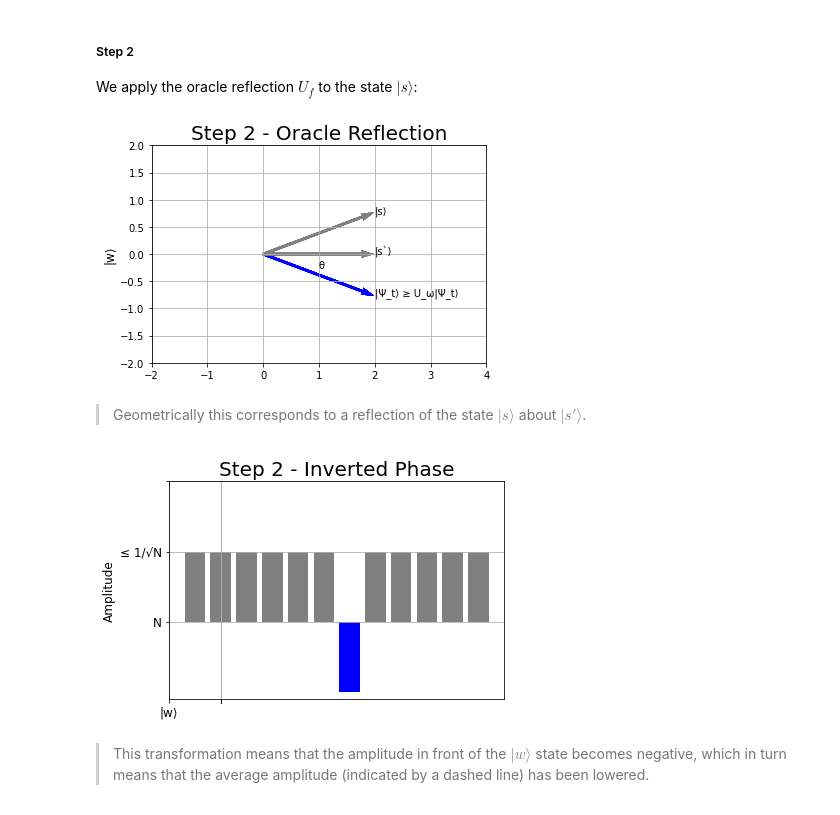
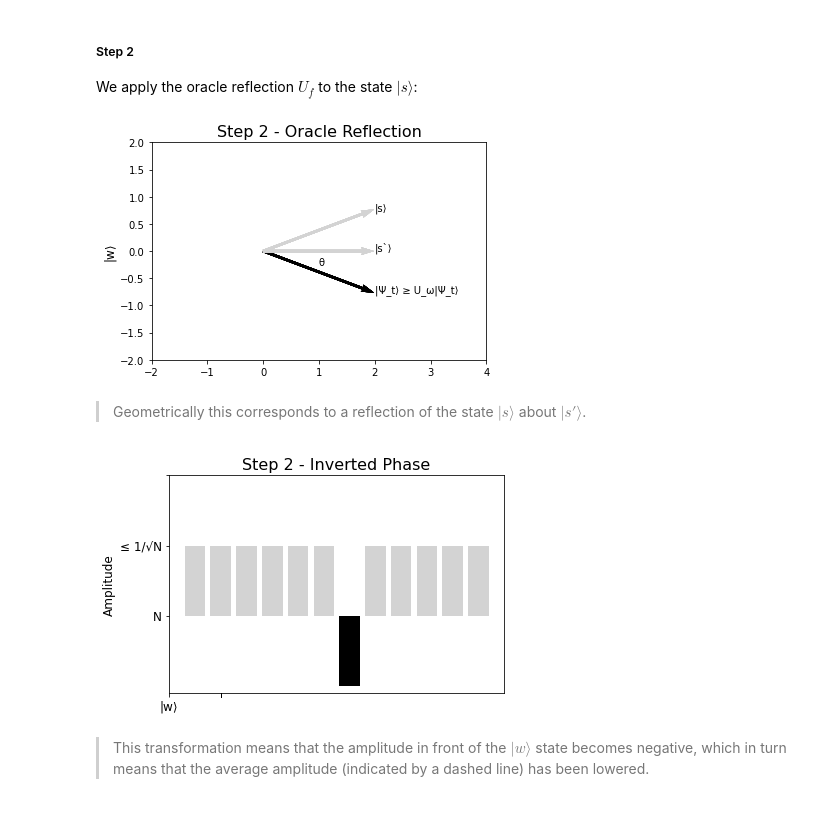
Before and after one commit to jraleman/qcra, a Jupyter notebook: quantum_risk_analysis.ipynb, the cells around one changed output. Drawn from its saved outputs; the diff is of its cells as text; code cells hidden in the pictures.

```diff
--- a/quantum_risk_analysis.ipynb
+++ b/quantum_risk_analysis.ipynb
@@ -94,15 +94,15 @@ alpha = 0.05
 # %%
-# Data
+# Grover Algorithm Data
 grover = int(12)
 data = range(grover)
 prob = np.ones(grover)
 winner = ['','','','','','','|w⟩','','','','','']
 avg_amplitude = ['', '1/√N', '']
-
-# Styles
+# Graph styles
 label_size = 12
-c_off = 'gray'
-c_on = 'blue'
+title_size = 16
+c_off = 'lightgray'
+c_on = 'black'
 c = [c_off, c_off, c_off, c_off, c_off, c_off, c_on, c_off, c_off, c_off, c_off]
 # %% [markdown]
 ## Methods
@@ -208,13 +200,11 @@ We apply the oracle reflection $U_f$ to the state $|s⟩$:
 # Vector origin location
 X = [0]
 Y = [0]
-
 # Directional vectors
 U = [2]
 V = [-0.75]
-
-# Setup
-plt.title("Step 2 - Oracle Reflection", size=20)
+# Draw graph
+plt.title("Step 2 - Oracle Reflection", size=title_size)
 plt.ylabel("|w⟩", size=label_size)
 plt.quiver(X, Y, U, V, color=c_on, units='xy', scale=prob)
 plt.quiver(X, Y, [2], [0], color=c_off, units='xy', scale=prob)
@@ -225,35 +215,29 @@ plt.text(2, V[0] * -1, '|s⟩')
 plt.text(2, V[0], '|Ψ_t⟩ ≥ U_ω|Ψ_t⟩')
 plt.xlim(-2, 4)
 plt.ylim(-2, 2)
-
-# Render
-plt.grid()
 plt.show()
 # %% [output]
-[figure, old version]
+[figure, new version]
 # %% [markdown]
 > Geometrically this corresponds to a reflection of the state $|s⟩$ about $|s′⟩$.
 # %%
+# Function to flag set by inverting its value
 def invert_phase(l1, p):
     inverted = []
     for i in range(len(l1)):
         val = p if l1[i] == '' else -1 * p
         inverted.insert(i, val)
     return inverted
-
-# Setup
+# Draw graph
 new_amplitude = ['N', '≤ {}'.format(avg_amplitude[1]), '']
-plt.title("Step 2 - Inverted Phase", size=20)
+plt.title("Step 2 - Inverted Phase", size=title_size)
 plt.ylabel("Amplitude", size=label_size)
 plt.bar(data, invert_phase(winner, 1), color=c)
 plt.xticks(invert_phase(winner, 1), winner, size=label_size)
 plt.yticks(range(3), new_amplitude, size=label_size)
-
-# Render
-plt.grid()
 plt.show()
 # %% [output]
-[figure, old version]
+[figure, new version]
 # %% [markdown]
 > This transformation means that the amplitude in front of the $|w⟩$ state becomes negative, which in turn means that the average amplitude (indicated by a dashed line) has been lowered.
 # %% [markdown]
```
Also changed, not shown: parts of 40 cells of this notebook, 4 other files.
